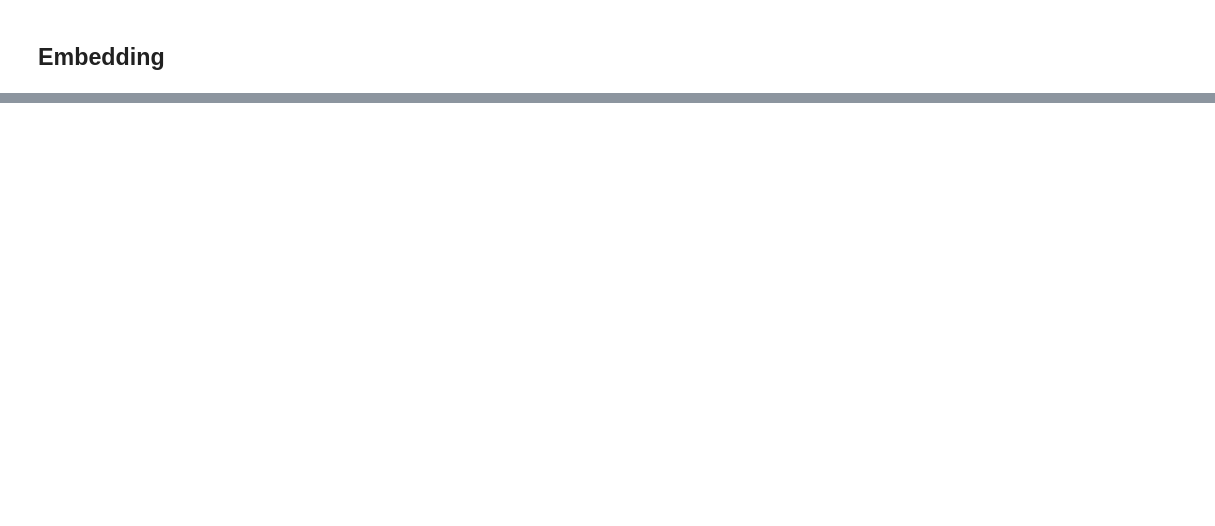
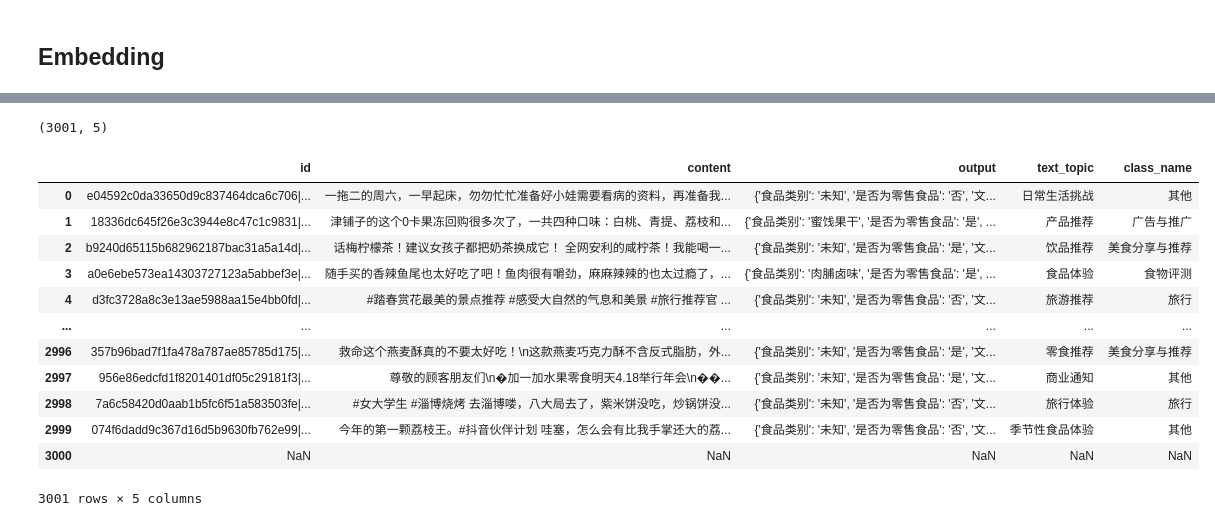
Before and after one commit to AllenArtefacter/social-listening-toolkit, a Jupyter notebook: project_support/Pepsico/notebooks/embed_similarity.ipynb, the cells around one changed output, grey strips where cells are left out. Drawn from its saved outputs; the diff is of its cells as text; code cells hidden in the pictures; blank space fills up the shorter version.

Commit message:
update embed similarity

```diff
--- a/project_support/Pepsico/notebooks/embed_similarity.ipynb
+++ b/project_support/Pepsico/notebooks/embed_similarity.ipynb
@@ -85,15 +87,14 @@ content_embed = embed_model.encode(data[content_col])
 
 similarities = cosine_similarity(content_embed, tag_embed)
 # %%
-
-
-
 max_idx = np.argmax(similarities, axis = 1)
 
 max_similarity  = [(ref_ls[i], s[i]) for s,i in zip(similarities, max_idx)]
 
+similarities_rst = [{ref:score for score, ref in zip(s, ref_ls)} for s in similarities]
 
-data[['ref', 'score']] = max_similarity
+data['scores'] = similarities_rst
+data[['ref', 'max_score']] = max_similarity
 
 data
 # %% [output]
@@ -112,0 +116,20 @@ data
+# %%
+data_.shape
+# %% [output]
+(3001, 5)
+# %%
+data
+# %% [output]
+|  | id | content | output | text_topic | class_name |
+| 0 | e04592c0da33650d9c837464dca6c706|... | 一拖二的周六，一早起床，勿勿忙忙准备好小娃需要看病的资料，再准备我... | {'食品类别': '未知', '是否为零售食品': '否', '文... | 日常生活挑战 | 其他 |
+| 1 | 18336dc645f26e3c3944e8c47c1c9831|... | 津铺子的这个0卡果冻回购很多次了，一共四种口味：白桃、青提、荔枝和... | {'食品类别': '蜜饯果干', '是否为零售食品': '是', ... | 产品推荐 | 广告与推广 |
+| 2 | b9240d65115b682962187bac31a5a14d|... | 话梅柠檬茶！建议女孩子都把奶茶换成它！ 全网安利的咸柠茶！我能喝一... | {'食品类别': '未知', '是否为零售食品': '是', '文... | 饮品推荐 | 美食分享与推荐 |
+| 3 | a0e6ebe573ea14303727123a5abbef3e|... | 随手买的香辣鱼尾也太好吃了吧！鱼肉很有嚼劲，麻麻辣辣的也太过瘾了，... | {'食品类别': '肉脯卤味', '是否为零售食品': '是', ... | 食品体验 | 食物评测 |
+| 4 | d3fc3728a8c3e13ae5988aa15e4bb0fd|... | #踏春赏花最美的景点推荐 #感受大自然的气息和美景 #旅行推荐官 ... | {'食品类别': '未知', '是否为零售食品': '否', '文... | 旅游推荐 | 旅行 |
+| ... | ... | ... | ... | ... | ... |
+| 2996 | 357b96bad7f1fa478a787ae85785d175|... | 救命这个燕麦酥真的不要太好吃！\n这款燕麦巧克力酥不含反式脂肪，外... | {'食品类别': '未知', '是否为零售食品': '是', '文... | 零食推荐 | 美食分享与推荐 |
+| 2997 | 956e86edcfd1f8201401df05c29181f3|... | 尊敬的顾客朋友们\n�加一加水果零食明天4.18举行年会\n��‍... | {'食品类别': '未知', '是否为零售食品': '是', '文... | 商业通知 | 其他 |
+| 2998 | 7a6c58420d0aab1b5fc6f51a583503fe|... | #女大学生 #淄博烧烤 去淄博喽，八大局去了，紫米饼没吃，炒锅饼没... | {'食品类别': '未知', '是否为零售食品': '否', '文... | 旅行体验 | 旅行 |
+| 2999 | 074f6dadd9c367d16d5b9630fb762e99|... | 今年的第一颗荔枝王。#抖音伙伴计划 哇塞，怎么会有比我手掌还大的荔... | {'食品类别': '未知', '是否为零售食品': '否', '文... | 季节性食品体验 | 其他 |
+| 3000 | NaN | NaN | NaN | NaN | NaN |
+3001 rows × 5 columns
```
Also changed, not shown: parts of 5 cells of this notebook.
